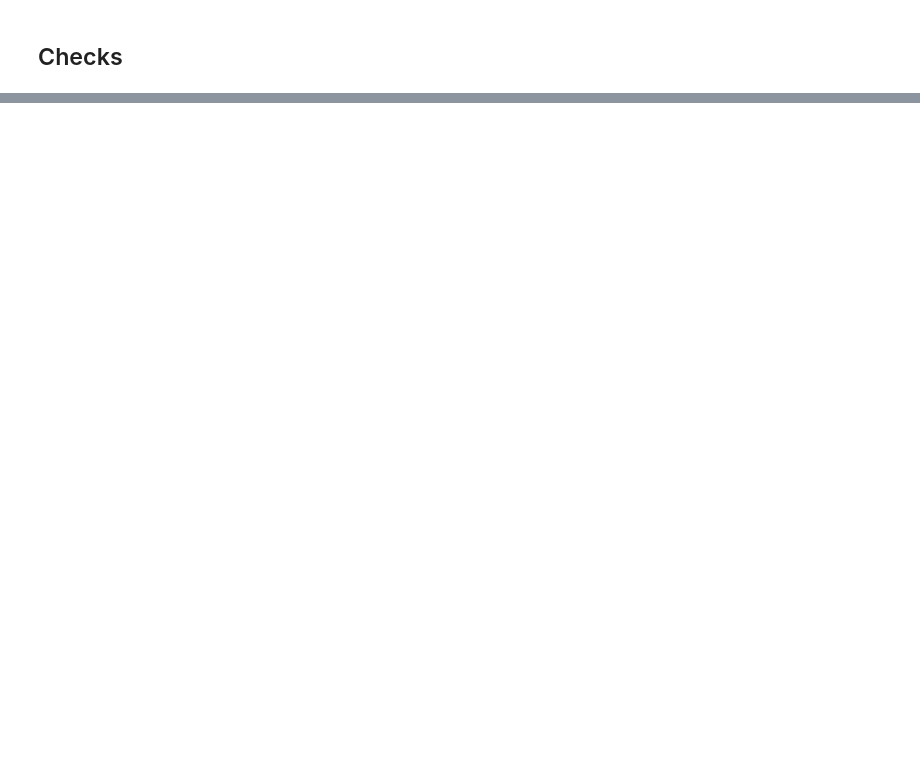
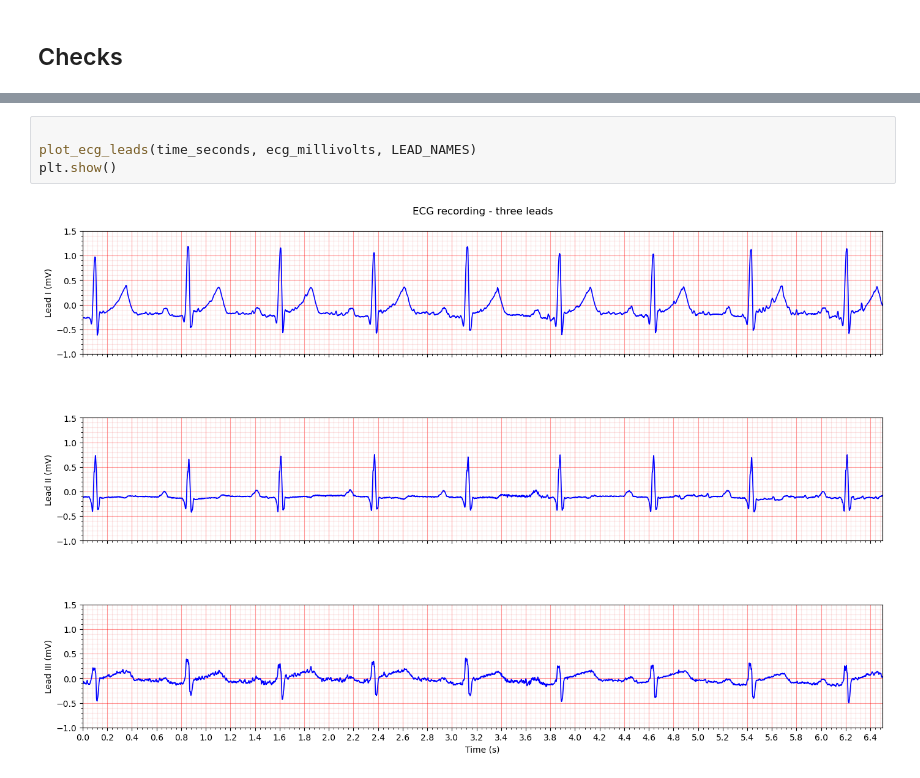
Before and after one commit to AlexisLag-student/Series01-Pythonv2, a Jupyter notebook: Series01-python.ipynb, the cells around one changed output, grey strips where cells are left out. Drawn from its saved outputs; the diff is of its cells as text; blank space fills up the shorter version.

```diff
--- a/Series01-python.ipynb
+++ b/Series01-python.ipynb
@@ -163,0 +225,6 @@ Lead III  QRS at [0.111 0.839 1.588 2.348 3.107 3.858 4.618 5.413 6.19 ]
+# %%
+
+plot_ecg_leads(time_seconds, ecg_millivolts, LEAD_NAMES)
+plt.show()
+# %% [output]
+[figure, added]
```
Also changed, not shown: parts of 8 cells of this notebook.
